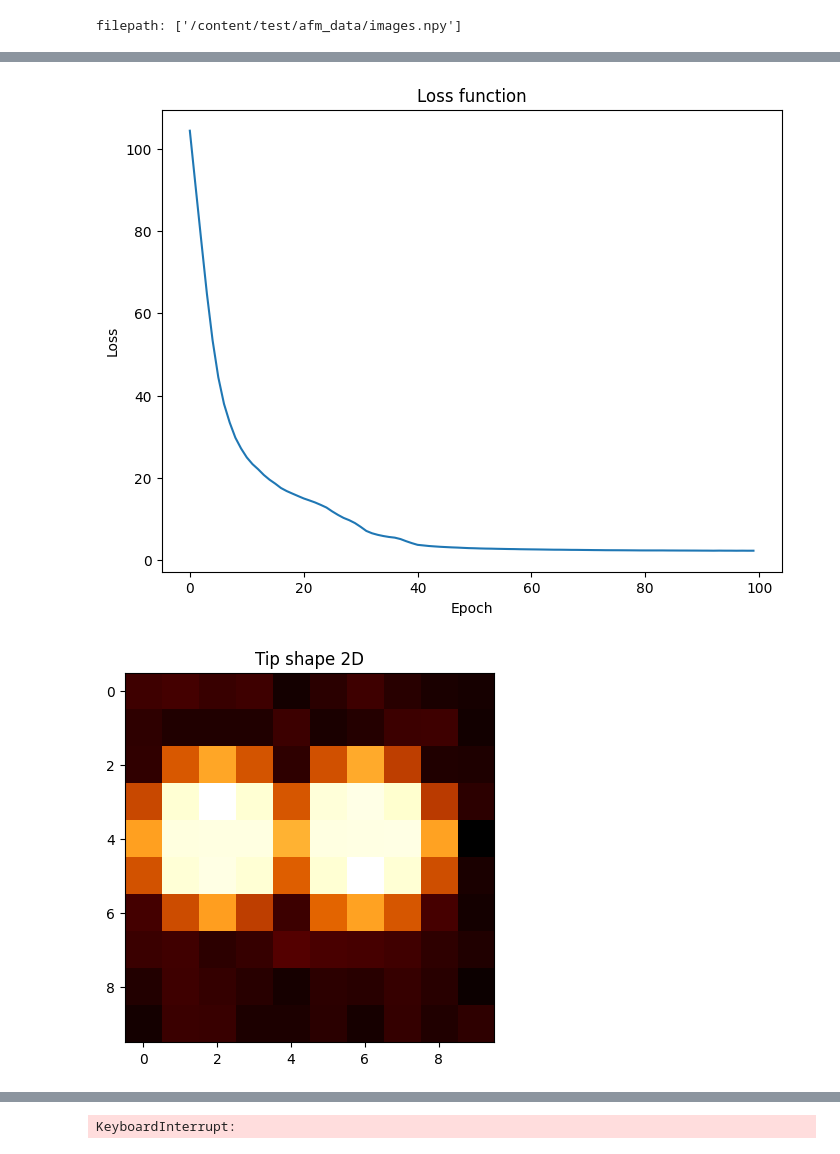
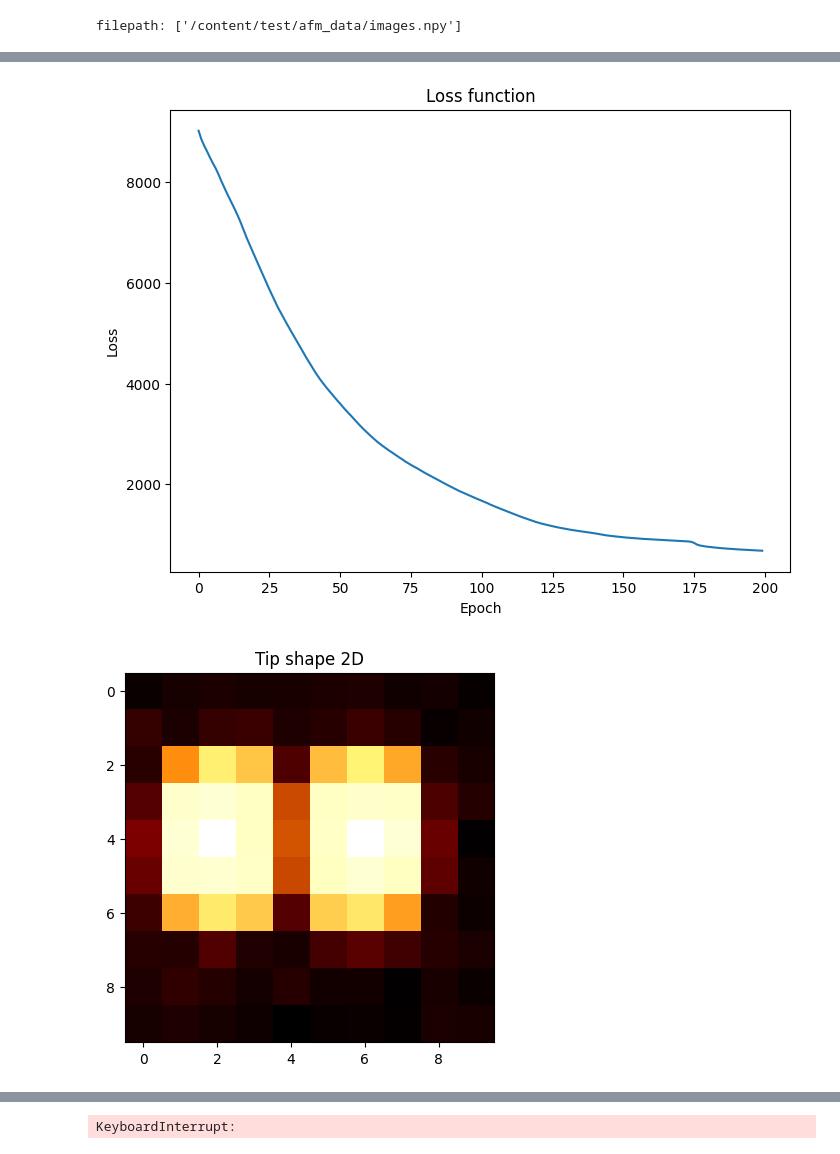
Before and after one commit to matsunagalab/ColabBTR, a Jupyter notebook: ColabBTR.ipynb, the cells around one changed output, grey strips where cells are left out. Drawn from its saved outputs; the diff is of its cells as text; code cells hidden in the pictures.

Commit message:
update epoch from 100 to 200

```diff
--- a/ColabBTR.ipynb
+++ b/ColabBTR.ipynb
@@ -387,7 +387,7 @@ tip_size = 10#@param {type:"raw"}
 tip_height = tip_size
 tip_width = tip_size
 #@markdown - **Settings for learning**
-epoch = 100#@param {type:"raw"}
+epoch = 200#@param {type:"raw"}
 learning_rate = 0.1#@param {type:"raw"}
 weight_decay = 0.0#@param {type:"raw"}
 
@@ -416,32 +416,32 @@ plt.figure(figsize=(8, 6))
 plt.title('Loss function')
 plt.xlabel('Epoch')
 plt.ylabel('Loss')
 plt.plot(loss)
 plt.savefig(f'{custom_path}/differentiable_BTR_loss.png')
 plt.show()
 
 plt.title('Tip shape 2D')
 plt.imshow(tip.to('cpu').numpy(), cmap="afmhot", aspect="equal")
 plt.savefig(f'{custom_path}/tip_shape_2D.png')
 plt.show()
 #plt.imshow(idilation(surface_tensor, tip_tensor).cpu().detach().numpy(), cmap='afmhot')
 
 nrows, ncols = tip.shape
 # xとyの範囲を生成
 x = np.arange(ncols)
 y = np.arange(nrows)
 x, y = np.meshgrid(x, y)
 # Set up plot
 fig, ax = plt.subplots(subplot_kw=dict(projection='3d'))
 fig.suptitle('Tip shape 3D')
 ls = LightSource(270, 45)
 # To use a custom hillshading mode, override the built-in shading and pass
 # in the rgb colors of the shaded surface calculated from "shade".
 rgb = ls.shade(tip.to('cpu').numpy(), cmap=cm.gist_earth, vert_exag=0.1, blend_mode='soft')
 surf = ax.plot_surface(x, y, tip.to('cpu').numpy(), rstride=1, cstride=1, facecolors=rgb,
                        linewidth=0, antialiased=False, shade=False)
 plt.savefig(f'{custom_path}/tip_shape_3D.png')
 plt.show()
 # %% [output]
-[figure, old version]
+[figure, new version]
-[figure, old version]
+[figure, new version]
```
Also changed, not shown: parts of 6 cells of this notebook.
